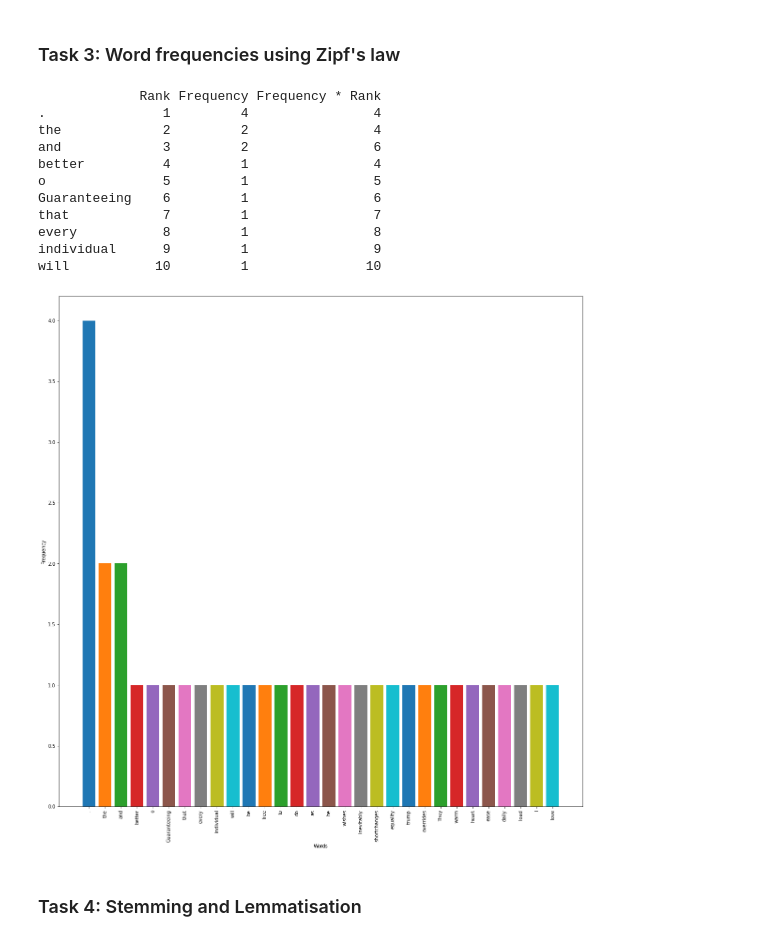
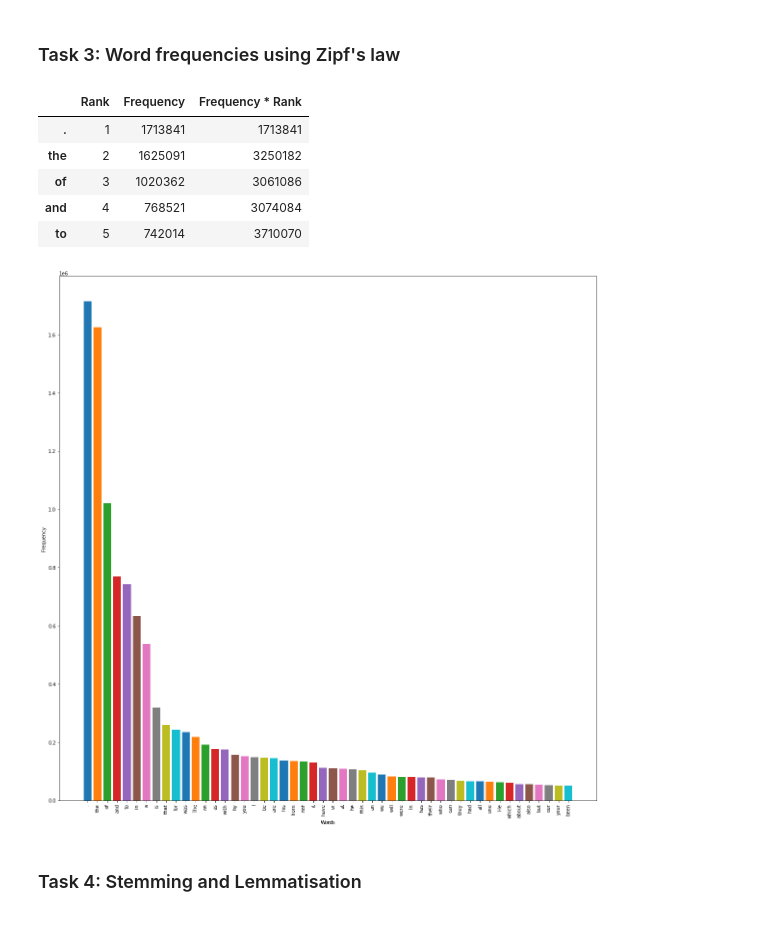
Before and after one commit to shazzad-hasan/github_demo, a Jupyter notebook: en.ipynb, the cells around one changed output. Drawn from its saved outputs; the diff is of its cells as text; code cells hidden in the pictures.

```diff
--- a/en.ipynb
+++ b/en.ipynb
@@ -131,7 +160,7 @@ from operator import itemgetter
 
 # Calculate the frequency of the words inside
 frequency = {}
-for word in words[:50]:
+for word in words:
     count = frequency.get(word , 0)
     frequency[ word ] = count + 1
 
@@ -140,35 +169,30 @@ column_header = ['Rank', 'Frequency', 'Frequency * Rank']
 df = pd.DataFrame( columns = column_header )
 collection = sorted(frequency.items(), key=itemgetter(1), reverse = True)
 
-for word , freq in collection[:10]:
+for word , freq in collection[:1000]:
     df.loc[word] = [rank, freq, rank*freq]
     rank = rank + 1
 
-print(df)
+df.head()
 # %% [output]
-             Rank Frequency Frequency * Rank
-.               1         4                4
-the             2         2                4
-and             3         2                6
-better          4         1                4
-o               5         1                5
-Guaranteeing    6         1                6
-that            7         1                7
-every           8         1                8
-individual      9         1                9
-will           10         1               10
+|  | Rank | Frequency | Frequency * Rank |
+| . | 1 | 1713841 | 1713841 |
+| the | 2 | 1625091 | 3250182 |
+| of | 3 | 1020362 | 3061086 |
+| and | 4 | 768521 | 3074084 |
+| to | 5 | 742014 | 3710070 |
 # %%
 # Python visualization with pyplot
 plt.figure(figsize=(20,20))
 plt.ylabel("Frequency")
 plt.xlabel("Words")
 plt.xticks(rotation=90)
 
-for word , freq in collection[:30]:
+for word , freq in collection[:50]:
     plt.bar(word, freq)
 plt.show()
 # %% [output]
-[figure, old version]
+[figure, new version]
 # %% [markdown]
 ### Task 4: Stemming and Lemmatisation
 # %%
```
Also changed, not shown: parts of 12 cells of this notebook.
